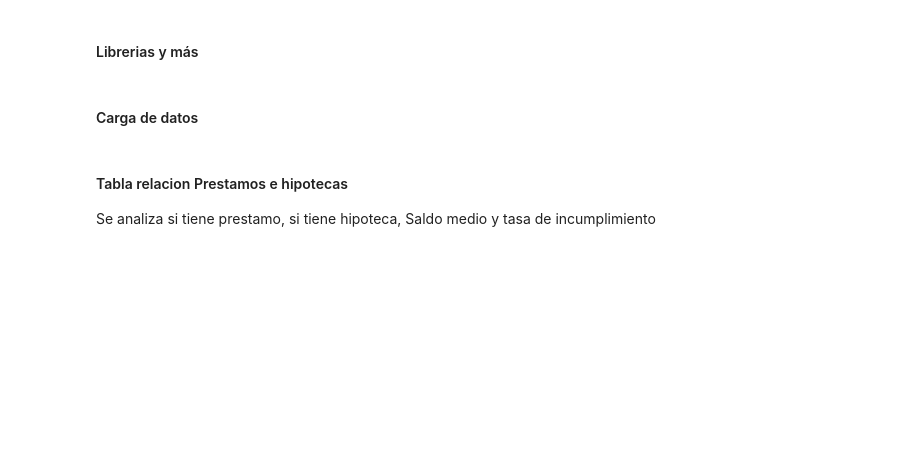
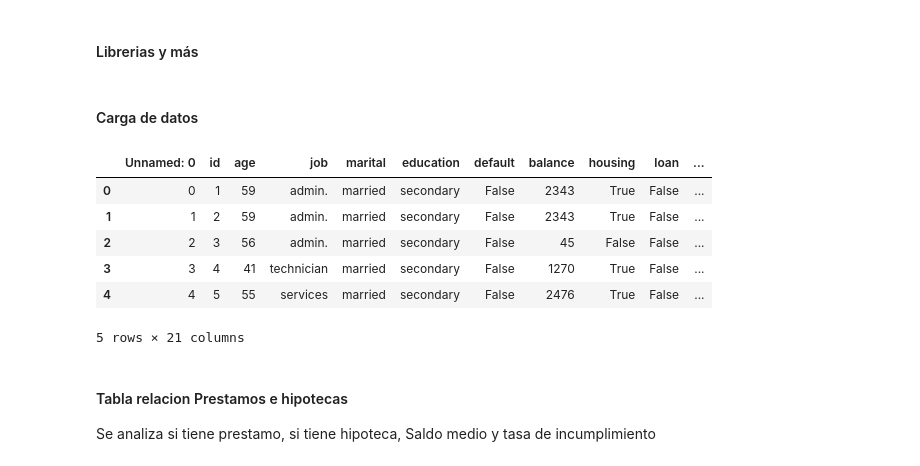
Before and after one commit to MarinaTorba/PersonalDataProrjects, a Jupyter notebook: Equip_9/Scripts/Analisis _Finanzas_250519.ipynb, the cells around one changed output. Saved outputs shown, nothing was run; the diff lists cells and outputs as text; code cells hidden in the pictures; blank space fills up the shorter version.

```diff
--- a/Equip_9/Scripts/Analisis _Finanzas_250519.ipynb
+++ b/Equip_9/Scripts/Analisis _Finanzas_250519.ipynb
@@ -30,6 +30,16 @@ custom_palette = ["#2E2F36", "#5F6F81", "#AABBC8", "#DCE3EA", "#2CCED1"]
 #### Carga de datos
 # %%
 df = pd.read_csv('../Data/df_250519.csv')
+# %%
+df.head()
+# %% [output]
+|  | Unnamed: 0 | id | age | job | marital | education | default | balance | housing | loan | ... |
+| 0 | 0 | 1 | 59 | admin. | married | secondary | False | 2343 | True | False | ... |
+| 1 | 1 | 2 | 59 | admin. | married | secondary | False | 2343 | True | False | ... |
+| 2 | 2 | 3 | 56 | admin. | married | secondary | False | 45 | False | False | ... |
+| 3 | 3 | 4 | 41 | technician | married | secondary | False | 1270 | True | False | ... |
+| 4 | 4 | 5 | 55 | services | married | secondary | False | 2476 | True | False | ... |
+5 rows × 21 columns
 # %% [markdown]
 #### Tabla relacion Prestamos e hipotecas
 Se analiza si tiene prestamo, si tiene hipoteca, Saldo medio y tasa de incumplimiento
```
Also changed, not shown: parts of 4 cells of this notebook.
